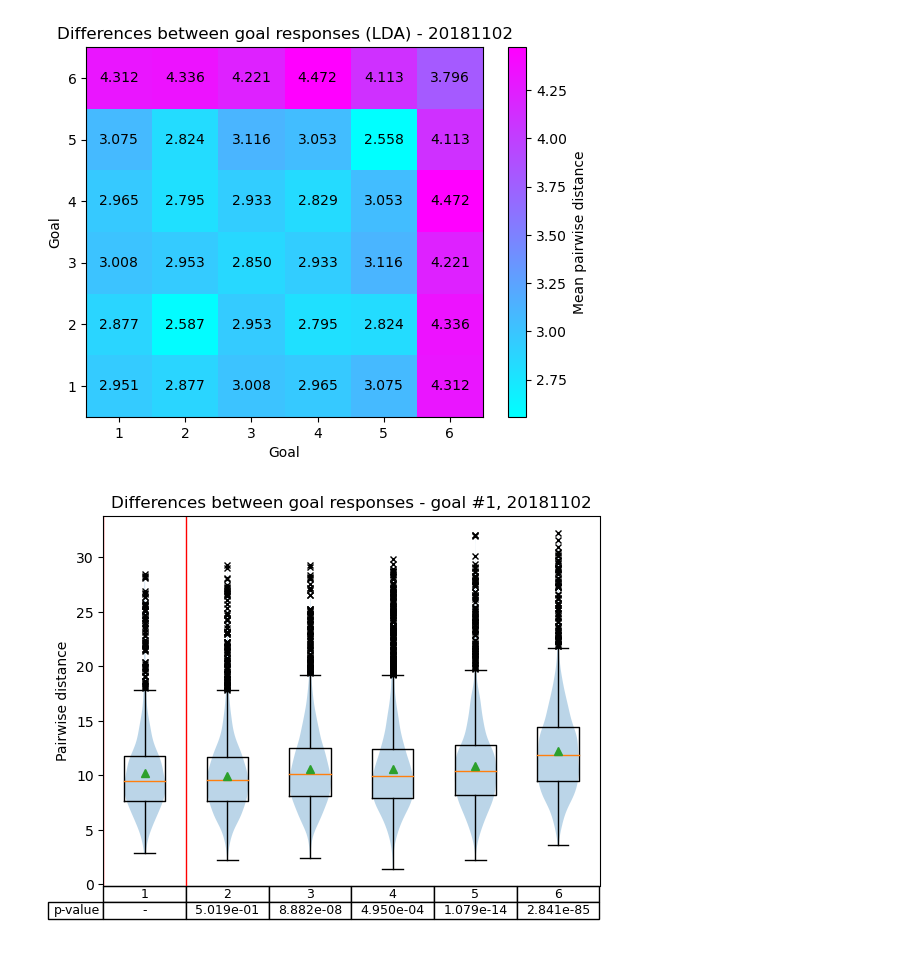
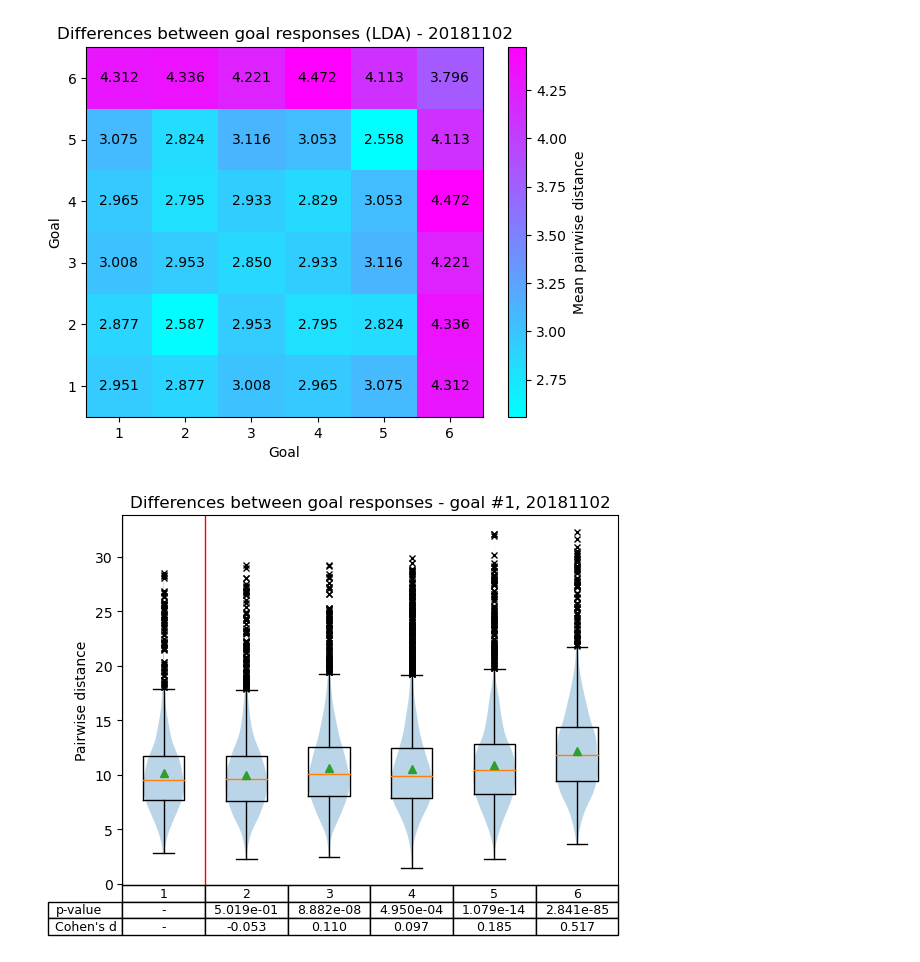
Before and after one commit to josephchengyx/Hippocampus_Decoding, a Jupyter notebook: goal_vs_pillar.ipynb, the cells around one changed output. Cells and saved outputs as stored; diff of their text form; code cells hidden in the pictures.

Commit message:
Add effect sizes

```diff
--- a/goal_vs_pillar.ipynb
+++ b/goal_vs_pillar.ipynb
@@ -336,21 +336,46 @@ for goal in range(num_goals):
     p_vals.append(f'{p_val:.3e}')
     p_vals_pca.append(f'{p_val_pca:.3e}')
     p_vals_lda.append(f'{p_val_lda:.3e}')
+
+
+# Compute effect sizes of differences between distance distributions of each goal
+def cohen_d(sample1: np.array, sample2: np.array) -> float:
+    x1, x2 = np.mean(sample1), np.mean(sample2)
+    s1, s2 = np.std(sample1, ddof=1), np.std(sample2, ddof=1)
+    n1, n2 = sample1.shape[0], sample2.shape[0]
+    s_pooled = np.sqrt(((n1 - 1) * s1**2 + (n2 - 1) * s2**2) / (n1 + n2 - 2))
+    return (x1 - x2) / s_pooled
+
+fx_sizes, fx_sizes_pca, fx_sizes_lda = list(), list(), list()
+for goal in range(num_goals):
+    if goal == goal_num:
+        fx_sizes.append('-')
+        fx_sizes_pca.append('-')
+        fx_sizes_lda.append('-')
+        continue
+
+    fx_size = cohen_d(pairwise_distances_goal[goal_num][goal], pairwise_distances_goal[goal_num][goal_num])
+    fx_size_pca = cohen_d(pairwise_distances_goal_pca[goal_num][goal], pairwise_distances_goal_pca[goal_num][goal_num])
+    fx_size_lda = cohen_d(pairwise_distances_goal_lda[goal_num][goal], pairwise_distances_goal_lda[goal_num][goal_num])
+
+    fx_sizes.append(f'{fx_size:.3f}')
+    fx_sizes_pca.append(f'{fx_size_pca:.3f}')
+    fx_sizes_lda.append(f'{fx_size_lda:.3f}')
 # %%
 # Plot boxplot distribution of distances between one goal and the rest
 plt.figure()
 plt.title(f'Differences between goal responses - goal #{goal_num+1}, {day_dir}')
 plt.boxplot(pairwise_distances_goal[goal_num], showmeans=True, flierprops={'marker': 'x', 'markersize': 4})
 plt.violinplot(pairwise_distances_goal[goal_num], showextrema=False)
 plt.axvline(x=goal_num+0.5, color='r', linewidth=1)
 plt.axvline(x=goal_num+1.5, color='r', linewidth=1)
-plt.table(cellText=[p_vals], rowLabels=['p-value'], colLabels=list(range(1, num_goals+1)), cellLoc='center')
+plt.table(cellText=[p_vals, fx_sizes], rowLabels=['p-value', 'Cohen\'s d'], colLabels=list(range(1, num_goals+1)), cellLoc='center')
 plt.xticks([])
 # plt.xlabel('Goal')
 plt.ylabel('Pairwise distance')
 plt.show()
 # %% [output]
-[figure, old version]
+[figure, new version]
 # %%
 # Plot boxplot distribution of distances between one goal and the rest (PCA)
 plt.figure()
```
Also changed, not shown: parts of 2 cells of this notebook, 6 other files.
